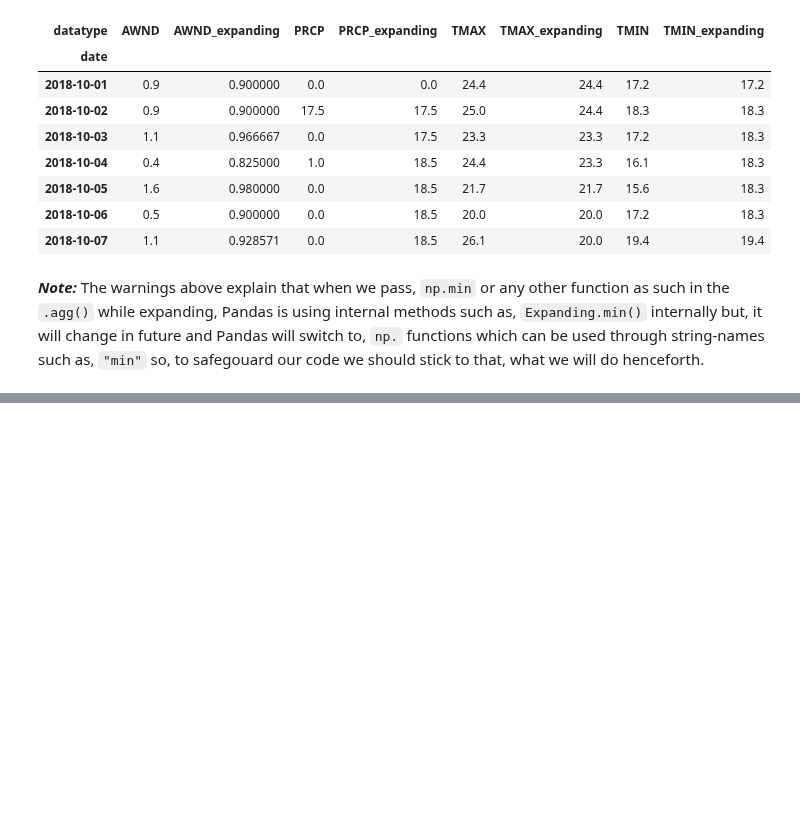
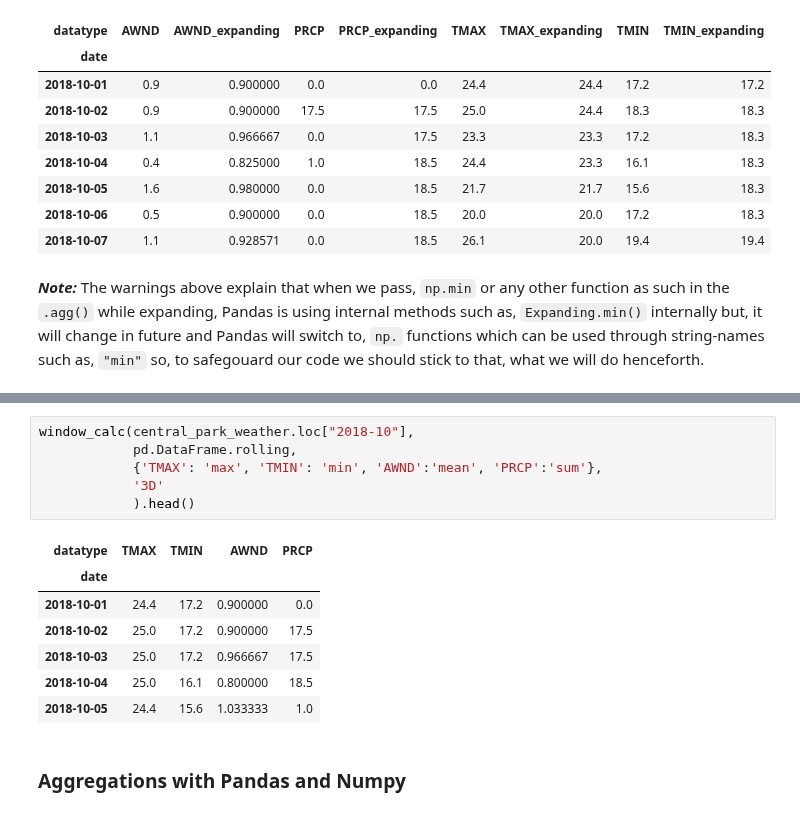
Before and after one commit to OfTheByteQuest/Data-Analytics-Learning-and-Projects, a Jupyter notebook: Chapter-4/Chapter_4.ipynb, the cells around one changed output, grey strips where cells are left out. Saved outputs shown, nothing was run; the diff lists cells and outputs as text; blank space fills up the shorter version.

```diff
--- a/Chapter-4/Chapter_4.ipynb
+++ b/Chapter-4/Chapter_4.ipynb
@@ -1218,0 +1293,16 @@ central_park_weather['2018-10-01':'2018-10-07'].expanding().agg(
+# %%
+window_calc(central_park_weather.loc["2018-10"],
+            pd.DataFrame.rolling,
+            {'TMAX': 'max', 'TMIN': 'min', 'AWND':'mean', 'PRCP':'sum'},
+            '3D'
+            ).head()
+# %% [output]
+| datatype | TMAX | TMIN | AWND | PRCP |
+| date |  |  |  |  |
+| 2018-10-01 | 24.4 | 17.2 | 0.900000 | 0.0 |
+| 2018-10-02 | 25.0 | 17.2 | 0.900000 | 17.5 |
+| 2018-10-03 | 25.0 | 17.2 | 0.966667 | 17.5 |
+| 2018-10-04 | 25.0 | 16.1 | 0.800000 | 18.5 |
+| 2018-10-05 | 24.4 | 15.6 | 1.033333 | 1.0 |
+# %% [markdown]
+### Aggregations with Pandas and Numpy
```
Also changed, not shown: parts of 39 cells of this notebook.
